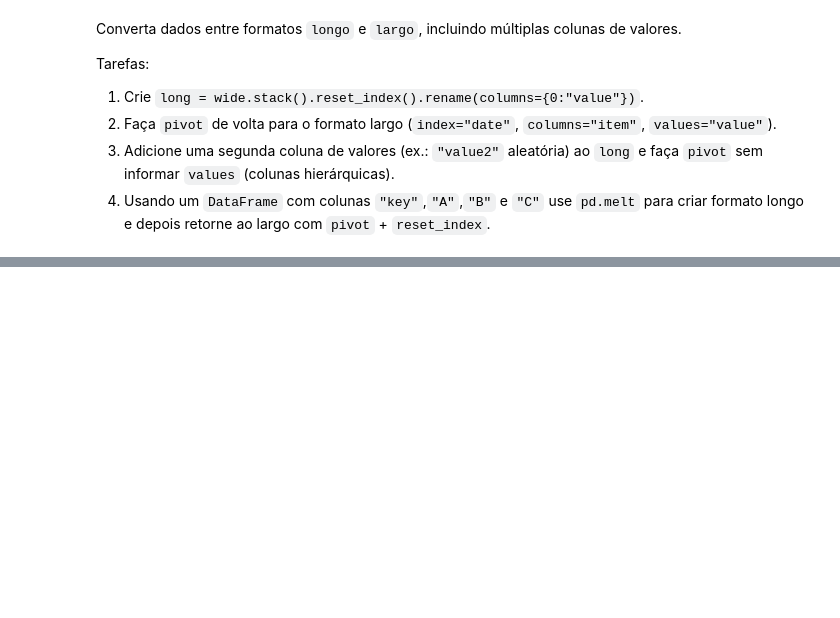
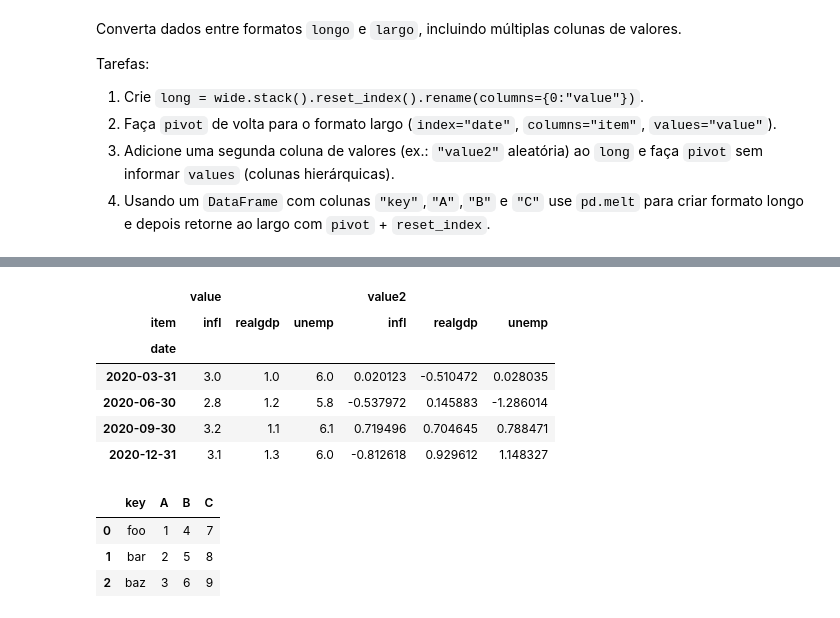
Before and after one commit to Somutt/revisao_py, a Jupyter notebook: 01_python_fundamentals/module05.ipynb, the cells around one changed output, grey strips where cells are left out. Saved outputs shown, nothing was run; the diff lists cells and outputs as text; code cells hidden in the pictures; blank space fills up the shorter version.

```diff
--- a/01_python_fundamentals/module05.ipynb
+++ b/01_python_fundamentals/module05.ipynb
@@ -2162,0 +2141,8 @@ display(rewide)
+# %%
+wide = pd.DataFrame({'date': pd.date_range('2020-01-01', periods=4, freq='QE'),
+                     'realgdp': [1., 1.2, 1.1, 1.3],
+                     'infl': [3., 2.8, 3.2, 3.1],
+                     'unemp': [6., 5.8, 6.1, 6.]}).set_index('date')
+
+wide.columns.name = 'item'
+wide
@@ -2162,0 +2185,22 @@ display(rewide)
+# %%
+long['value2'] = np.random.standard_normal(len(long))
+rewide = long.pivot(index='date', columns='item')
+
+rewide
+# %% [output]
+|  | value |  |  | value2 |  |  |
+| item | infl | realgdp | unemp | infl | realgdp | unemp |
+| date |  |  |  |  |  |  |
+| 2020-03-31 | 3.0 | 1.0 | 6.0 | 0.020123 | -0.510472 | 0.028035 |
+| 2020-06-30 | 2.8 | 1.2 | 5.8 | -0.537972 | 0.145883 | -1.286014 |
+| 2020-09-30 | 3.2 | 1.1 | 6.1 | 0.719496 | 0.704645 | 0.788471 |
+| 2020-12-31 | 3.1 | 1.3 | 6.0 | -0.812618 | 0.929612 | 1.148327 |
+# %%
+df = pd.DataFrame({'key': ['foo', 'bar', 'baz'], 'A': [1, 2, 3], 'B': [4, 5, 6], 'C': [7, 8, 9]})
+
+df
+# %% [output]
+|  | key | A | B | C |
+| 0 | foo | 1 | 4 | 7 |
+| 1 | bar | 2 | 5 | 8 |
+| 2 | baz | 3 | 6 | 9 |
```
Also changed, not shown: parts of 30 cells of this notebook.
